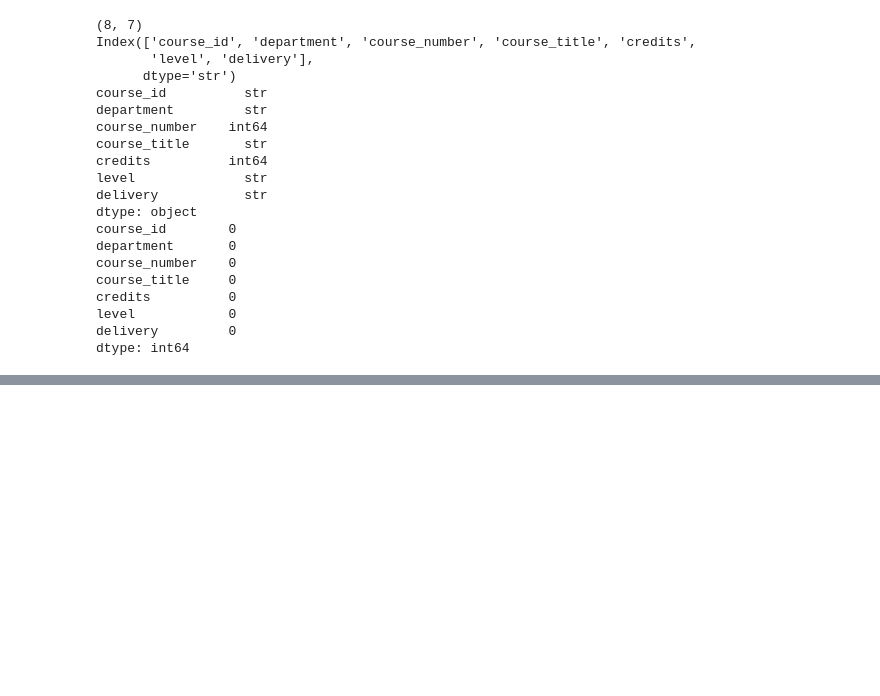
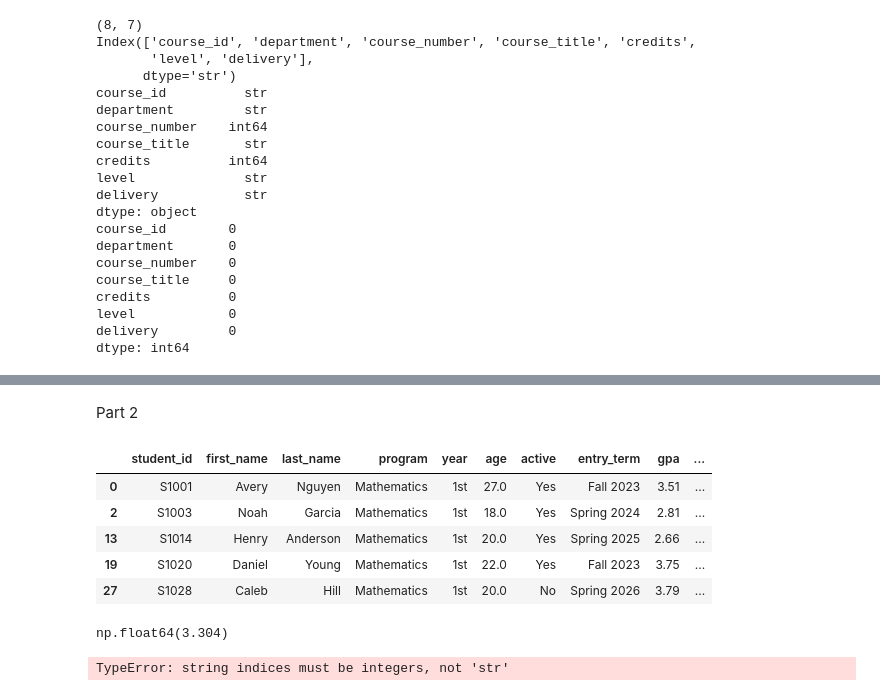
Before and after one commit to lukelowe19/STA556, a Jupyter notebook: notebooks/homework_1.ipynb, the cells around one changed output, grey strips where cells are left out. Drawn from its saved outputs; the diff is of its cells as text; code cells hidden in the pictures; blank space fills up the shorter version.

```diff
--- a/notebooks/homework_1.ipynb
+++ b/notebooks/homework_1.ipynb
@@ -81,0 +86,33 @@ dtype: int64
+# %% [markdown]
+Part 2
+# %%
+students.loc[
+    (students["program"] == "Mathematics") &
+    (students["year"] == "1st")
+
+]
+# %% [output]
+|  | student_id | first_name | last_name | program | year | age | active | entry_term | gpa | ... |
+| 0 | S1001 | Avery | Nguyen | Mathematics | 1st | 27.0 | Yes | Fall 2023 | 3.51 | ... |
+| 2 | S1003 | Noah | Garcia | Mathematics | 1st | 18.0 | Yes | Spring 2024 | 2.81 | ... |
+| 13 | S1014 | Henry | Anderson | Mathematics | 1st | 20.0 | Yes | Spring 2025 | 2.66 | ... |
+| 19 | S1020 | Daniel | Young | Mathematics | 1st | 22.0 | Yes | Fall 2023 | 3.75 | ... |
+| 27 | S1028 | Caleb | Hill | Mathematics | 1st | 20.0 | No | Spring 2026 | 3.79 | ... |
+# %%
+avg_1math_gpa = students.loc[
+    (students["program"] == "Mathematics") &
+    (students["year"] == "1st")
+]["gpa"].mean()
+
+avg_1math_gpa
+# %% [output]
+np.float64(3.304)
+# %%
+high_gpa = {
+    row["gpa"]
+    for student in students
+    if student["gpa"] >= 3.5
+}
+high_gpa
+# %% [output]
+TypeError: string indices must be integers, not 'str'
```
Also changed, not shown: parts of 5 cells of this notebook.
